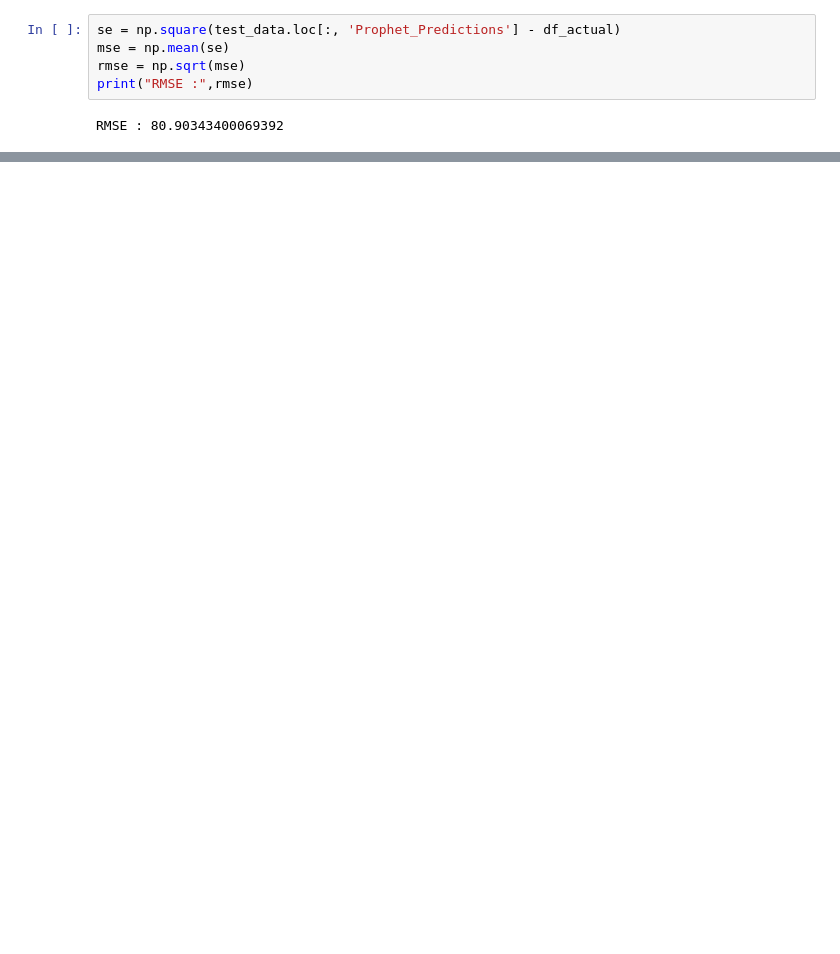
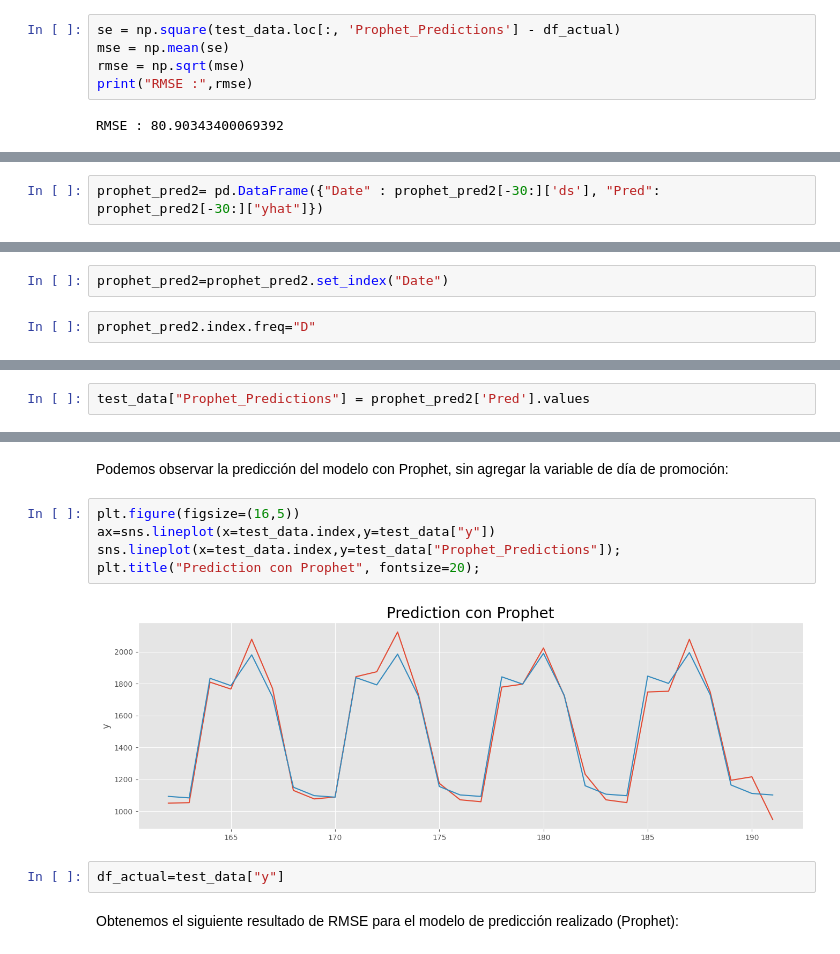
Before and after one commit to gar22891uvg/ProyectoFinalGRP4, a Jupyter notebook: Tarea Semana 3_GRP4_vfinal.ipynb, the cells around one changed output, grey strips where cells are left out. Cells and saved outputs as stored; diff of their text form; blank space fills up the shorter version.

```diff
--- a/Tarea Semana 3_GRP4_vfinal.ipynb
+++ b/Tarea Semana 3_GRP4_vfinal.ipynb
@@ -615,0 +706,2 @@ Quitaremos Holidays
+# %%
+prophet_pred2= pd.DataFrame({"Date" : prophet_pred2[-30:]['ds'], "Pred": prophet_pred2[-30:]["yhat"]})
@@ -615,0 +728,4 @@ Quitaremos Holidays
+# %%
+prophet_pred2=prophet_pred2.set_index("Date")
+# %%
+prophet_pred2.index.freq="D"
@@ -615,0 +753,2 @@ Quitaremos Holidays
+# %%
+test_data["Prophet_Predictions"] = prophet_pred2['Pred'].values
@@ -615,0 +764,13 @@ Quitaremos Holidays
+# %% [markdown]
+Podemos observar la predicción del modelo con Prophet, sin agregar la variable de día de promoción:
+# %%
+plt.figure(figsize=(16,5))
+ax=sns.lineplot(x=test_data.index,y=test_data["y"])
+sns.lineplot(x=test_data.index,y=test_data["Prophet_Predictions"]);
+plt.title("Prediction con Prophet", fontsize=20);
+# %% [output]
+[figure, added]
+# %%
+df_actual=test_data["y"]
+# %% [markdown]
+Obtenemos el siguiente resultado de RMSE para el modelo de predicción realizado (Prophet):
```
Also changed, not shown: parts of 47 cells of this notebook.
